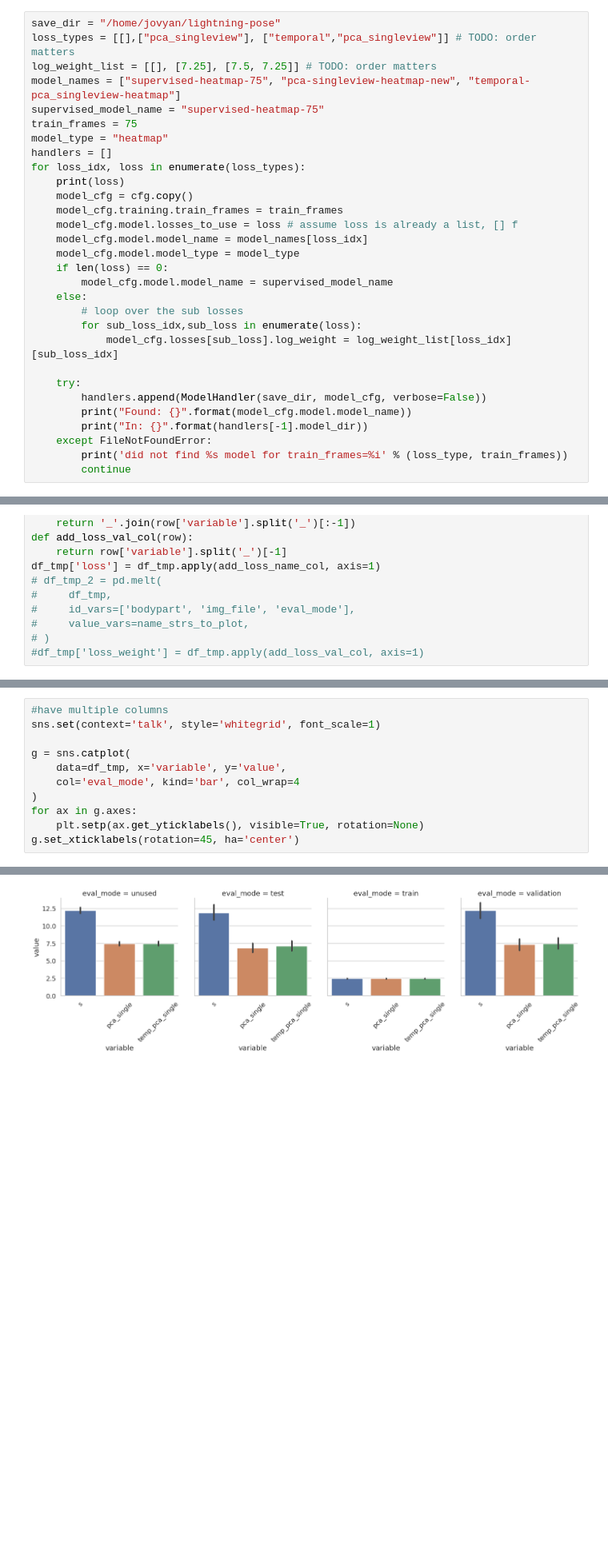
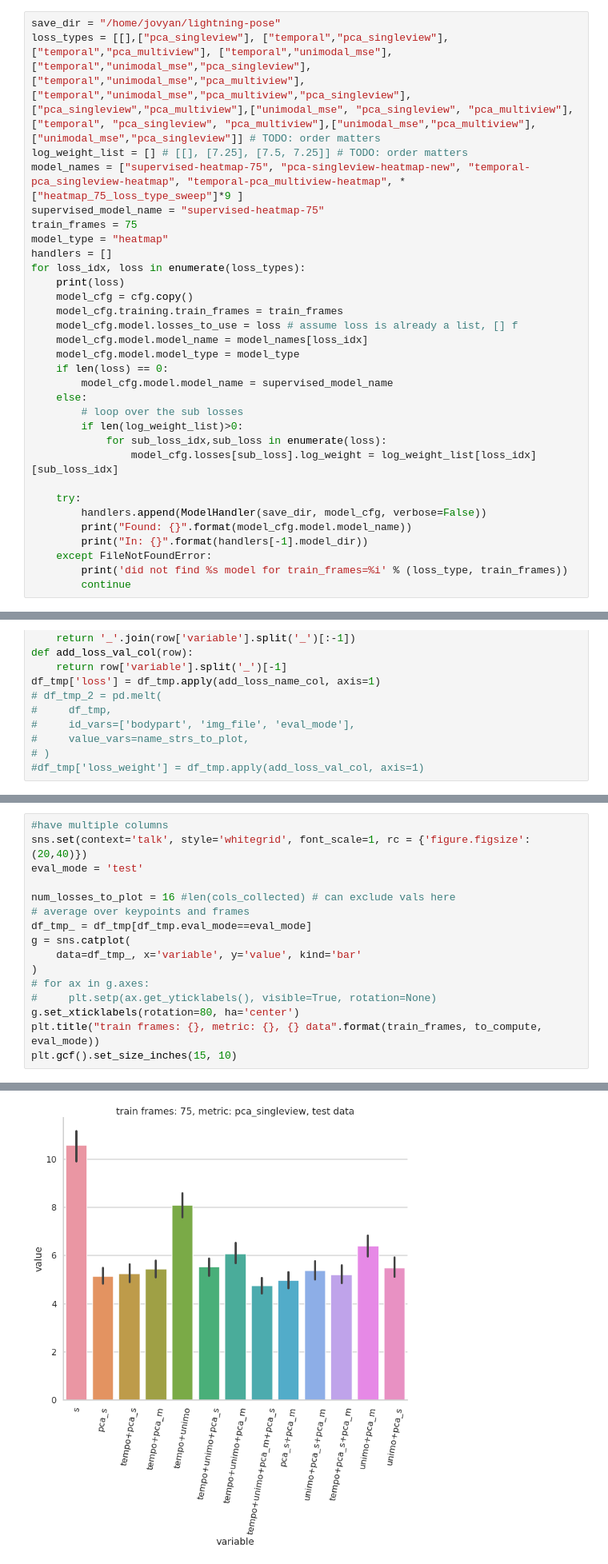
Before and after one commit to paninski-lab/tracking-diagnostics, a Jupyter notebook: notebooks/plot-metric-sweeps.ipynb, the cells around one changed output, grey strips where cells are left out. Shown at 80% size. Saved outputs shown, nothing was run; the diff lists cells and outputs as text; blank space fills up the shorter version.

```diff
--- a/notebooks/plot-metric-sweeps.ipynb
+++ b/notebooks/plot-metric-sweeps.ipynb
@@ -491,9 +491,9 @@ pca-singleview-heatmap-new:
 ## Looping over loss types
 # %%
 save_dir = "/home/jovyan/lightning-pose"
-loss_types = [[],["pca_singleview"], ["temporal","pca_singleview"]] # TODO: order matters
-log_weight_list = [[], [7.25], [7.5, 7.25]] # TODO: order matters
-model_names = ["supervised-heatmap-75", "pca-singleview-heatmap-new", "temporal-pca_singleview-heatmap"]
+loss_types = [[],["pca_singleview"], ["temporal","pca_singleview"], ["temporal","pca_multiview"], ["temporal","unimodal_mse"],["temporal","unimodal_mse","pca_singleview"],["temporal","unimodal_mse","pca_multiview"],["temporal","unimodal_mse","pca_multiview","pca_singleview"],["pca_singleview","pca_multiview"],["unimodal_mse", "pca_singleview", "pca_multiview"],["temporal", "pca_singleview", "pca_multiview"],["unimodal_mse","pca_multiview"],["unimodal_mse","pca_singleview"]] # TODO: order matters
+log_weight_list = [] # [[], [7.25], [7.5, 7.25]] # TODO: order matters
+model_names = ["supervised-heatmap-75", "pca-singleview-heatmap-new", "temporal-pca_singleview-heatmap", "temporal-pca_multiview-heatmap", *["heatmap_75_loss_type_sweep"]*9 ]
 supervised_model_name = "supervised-heatmap-75"
 train_frames = 75
 model_type = "heatmap"
@@ -509,8 +509,9 @@ for loss_idx, loss in enumerate(loss_types):
         model_cfg.model.model_name = supervised_model_name
     else:
         # loop over the sub losses
-        for sub_loss_idx,sub_loss in enumerate(loss):
-            model_cfg.losses[sub_loss].log_weight = log_weight_list[loss_idx][sub_loss_idx]
+        if len(log_weight_list)>0:
+            for sub_loss_idx,sub_loss in enumerate(loss):
+                model_cfg.losses[sub_loss].log_weight = log_weight_list[loss_idx][sub_loss_idx]
 
     try:
         handlers.append(ModelHandler(save_dir, model_cfg, verbose=False))
@@ -628,12 +687,17 @@ df_tmp
 # %%
 #have multiple columns
-sns.set(context='talk', style='whitegrid', font_scale=1)
+sns.set(context='talk', style='whitegrid', font_scale=1, rc = {'figure.figsize':(20,40)})
+eval_mode = 'test'
 
+num_losses_to_plot = 16 #len(cols_collected) # can exclude vals here
+# average over keypoints and frames
+df_tmp_ = df_tmp[df_tmp.eval_mode==eval_mode]
 g = sns.catplot(
-    data=df_tmp, x='variable', y='value',
-    col='eval_mode', kind='bar', col_wrap=4
+    data=df_tmp_, x='variable', y='value', kind='bar'
 )
-for ax in g.axes:
-    plt.setp(ax.get_yticklabels(), visible=True, rotation=None)
-g.set_xticklabels(rotation=45, ha='center')
+# for ax in g.axes:
+#     plt.setp(ax.get_yticklabels(), visible=True, rotation=None)
+g.set_xticklabels(rotation=80, ha='center')
+plt.title("train frames: {}, metric: {}, {} data".format(train_frames, to_compute, eval_mode))
+plt.gcf().set_size_inches(15, 10)
 # %% [output]
@@ -641 +704 @@ g.set_xticklabels(rotation=45, ha='center')
-[figure, old version]
+[figure, new version]
```
Also changed, not shown: parts of 8 cells of this notebook, 1 other file.
